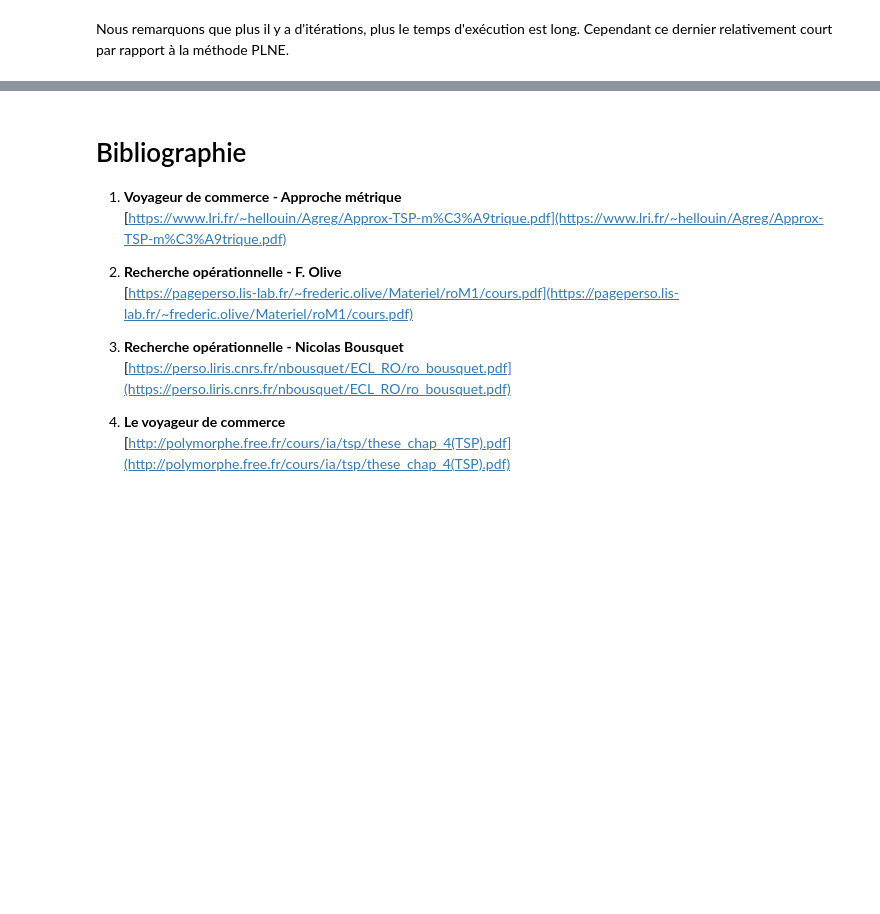
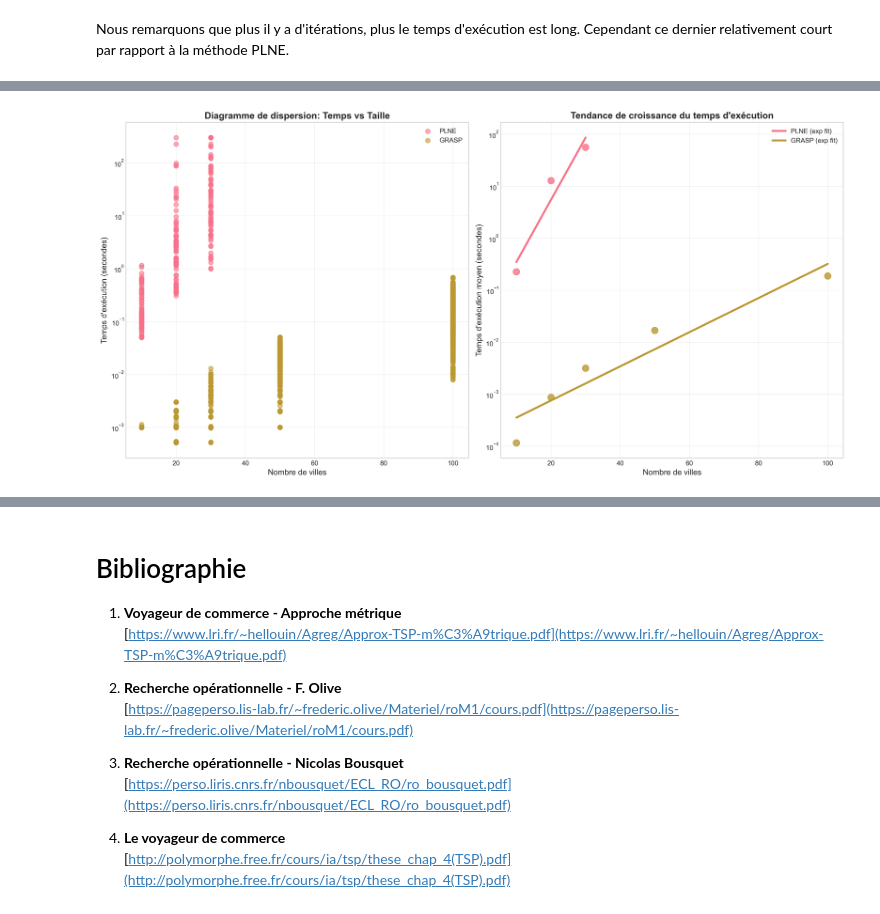
Before and after one commit to iKagnana/RO-CESI-BMI, a Jupyter notebook: livrable_1.ipynb, the cells around one changed output, grey strips where cells are left out. Saved outputs shown, nothing was run; the diff lists cells and outputs as text; code cells hidden in the pictures; blank space fills up the shorter version.

```diff
--- a/livrable_1.ipynb
+++ b/livrable_1.ipynb
@@ -1122,0 +1521,46 @@ Nous allons tester la méthode GRASP sur différentes tailles d'instances du TSP
+# %%
+def analyze_scalability(df):
+    """
+    Analyse la scalabilité des méthodes
+    """
+    fig, axes = plt.subplots(1, 2, figsize=(16, 8))
+
+    # Diagramme de dispersion temps vs taille
+    for method in df['method'].unique():
+        subset = df[df['method'] == method]
+        axes[0].scatter(subset['size'], subset['time'], alpha=0.6,
+                       label=method, s=50)
+
+    axes[0].set_xlabel('Nombre de villes', fontsize=12)
+    axes[0].set_ylabel('Temps d\'exécution (secondes)', fontsize=12)
+    axes[0].set_title('Diagramme de dispersion: Temps vs Taille', fontsize=14, fontweight='bold')
+    axes[0].set_yscale('log')
+    axes[0].legend()
+    axes[0].grid(True, alpha=0.3)
+
+    # Tendance de croissance
+    for method in df['method'].unique():
+        subset = df[df['method'] == method]
+        means = subset.groupby('size')['time'].mean()
+
+        # Fit polynomial
+        z = np.polyfit(means.index, np.log(means.values), 1)
+        p = np.poly1d(z)
+        x_range = np.linspace(min(means.index), max(means.index), 100)
+
+        axes[1].plot(x_range, np.exp(p(x_range)), label=f'{method} (exp fit)', linewidth=3)
+        axes[1].scatter(means.index, means.values, s=100, alpha=0.8)
+
+    axes[1].set_xlabel('Nombre de villes', fontsize=12)
+    axes[1].set_ylabel('Temps d\'exécution moyen (secondes)', fontsize=12)
+    axes[1].set_title('Tendance de croissance du temps d\'exécution', fontsize=14, fontweight='bold')
+    axes[1].set_yscale('log')
+    axes[1].legend()
+    axes[1].grid(True, alpha=0.3)
+
+    plt.tight_layout()
+    plt.show()
+
+analyze_scalability(results_df)
+# %% [output]
+[figure, added]
```
Also changed, not shown: parts of 19 cells of this notebook.
